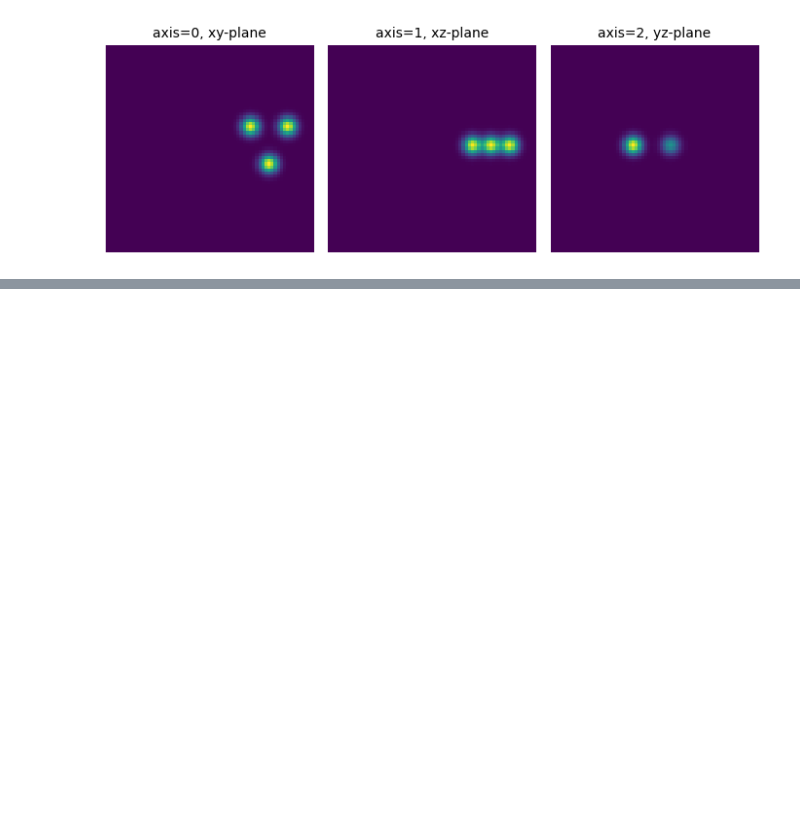
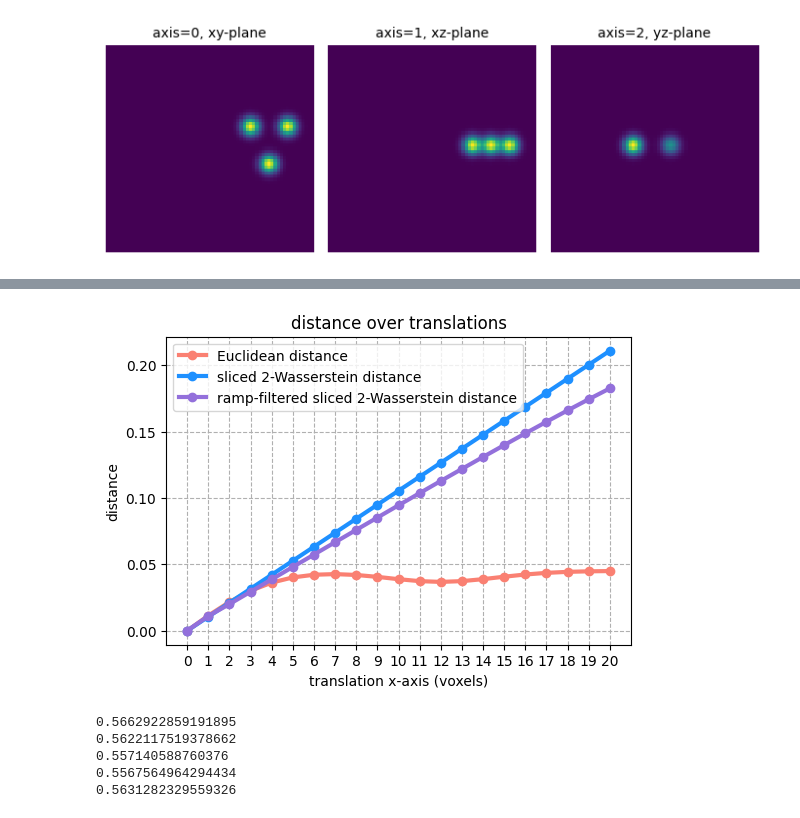
Before and after one commit to EricVerbeke/fast_volume_alignment_ot, a Jupyter notebook: Shift_test.ipynb, the cells around one changed output, grey strips where cells are left out. Drawn from its saved outputs; the diff is of its cells as text; code cells hidden in the pictures; blank space fills up the shorter version.

```diff
--- a/Shift_test.ipynb
+++ b/Shift_test.ipynb
@@ -79,0 +90,35 @@ plt.show()
+# %%
+plt.figure(figsize=(6,4))
+
+plt.plot(shifts, np.sqrt(dists_l2), label='Euclidean distance', color='salmon', linewidth=3, linestyle='-', marker='o')
+plt.plot(shifts, np.sqrt(dists_sw), label='sliced 2-Wasserstein distance', color='dodgerblue', linewidth=3, linestyle='-', marker='o')
+plt.plot(shifts, np.sqrt(dists_rfsw), label='ramp-filtered sliced 2-Wasserstein distance', color='mediumpurple', linewidth=3, linestyle='-', marker='o')
+
+plt.xticks(shifts)
+plt.grid(which='major', linestyle='--')
+plt.xlabel('translation x-axis (voxels)')
+plt.ylabel('distance')
+plt.title('distance over translations')
+plt.legend()
+plt.show()
+# %% [output]
+[figure, added]
+# %%
+### timing test
+
+L, sigma = 65, 2
+f = utils.generate_3d_triangle_gaussian_shape(L, sigma)
+f = signals.Signal(f, d=3).preprocess_signals()
+
+for n_trial in range(5):
+    t = time.time()
+    U = transforms.Transform(f, d=3, apply_ramp=False).inverse_cdf_transform()[0]
+    V = transforms.Transform(f, d=3, apply_ramp=False).inverse_cdf_transform()[0]
+    d = distances.sliced_distance_3d(U, V)
+    print(time.time() - t)
+# %% [output]
+0.5662922859191895
+0.5622117519378662
+0.557140588760376
+0.5567564964294434
+0.5631282329559326
```
Also changed, not shown: parts of 5 cells of this notebook, 13 other files.
